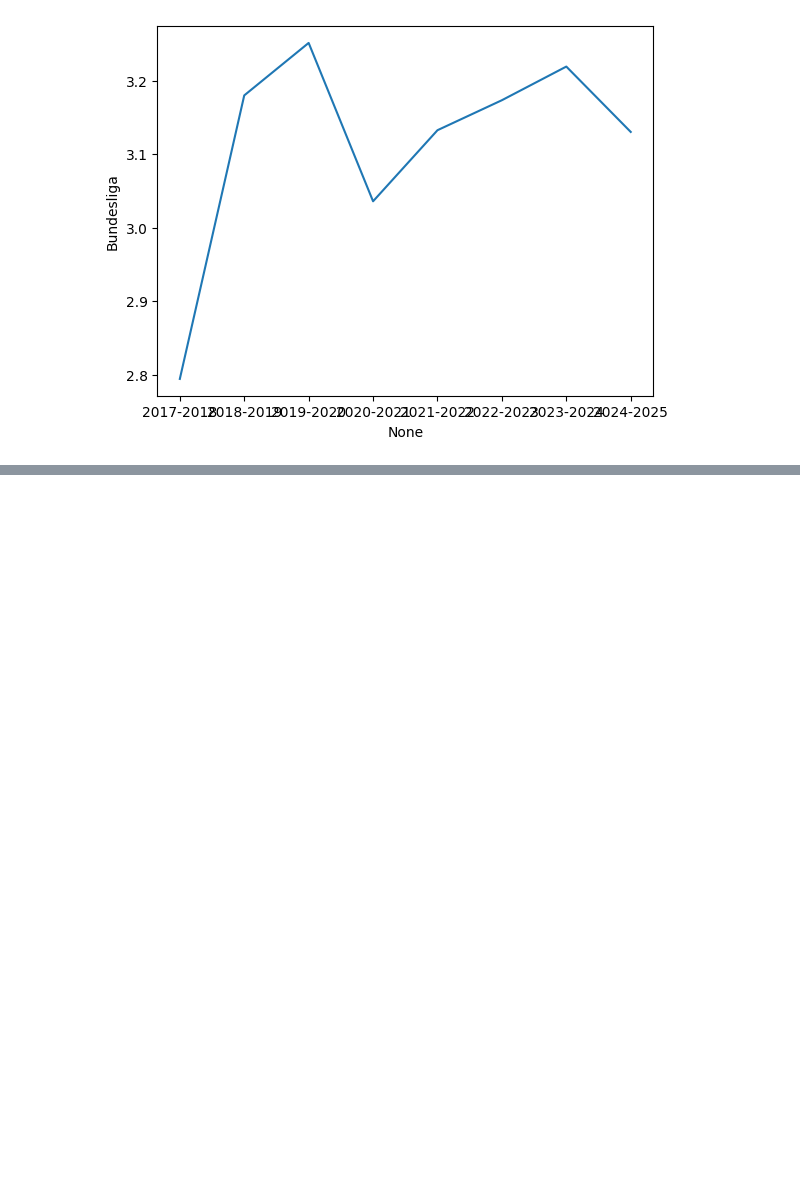
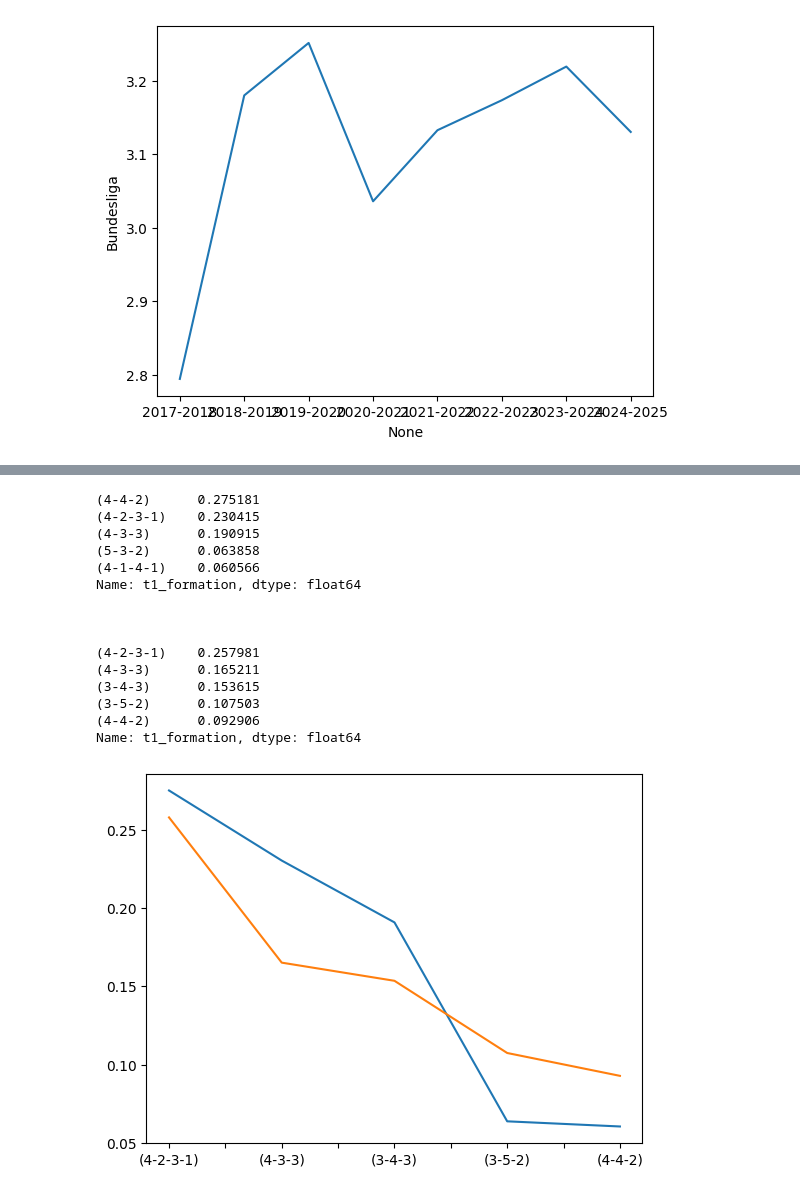
Before and after one commit to esenbora/sporg_proj_1, a Jupyter notebook: EDA.ipynb, the cells around one changed output, grey strips where cells are left out. Drawn from its saved outputs; the diff is of its cells as text; code cells hidden in the pictures; blank space fills up the shorter version.

Commit message:
updated data files

```diff
--- a/EDA.ipynb
+++ b/EDA.ipynb
@@ -206,0 +199,14 @@ gpg_df.reset_index()
+# %%
+# Load some data
+with open("data/league-fixture/big_fixture_data.json") as file:
+    data = json.load(file)
+# %%
+# Gather all La-Liga data for the last 6 seasons
+laliga_df = pd.DataFrame()
+for season in list(data.keys())[2:]:
+    v = pd.DataFrame.from_dict(data[season]["La-Liga"])
+    laliga_df = pd.concat([laliga_df, v])
+
+laliga_df.reset_index(drop=True, inplace=True)
+print(laliga_df.shape)
+laliga_df.head()
@@ -206,0 +222,14 @@ gpg_df.reset_index()
+# %%
+# Gather non La-Liga data to compare statistics.
+rest_df = pd.DataFrame()
+for season in list(data.keys())[2:]:
+    for league in data[season]:
+        if league != "La-Liga":
+            v = pd.DataFrame.from_dict(data[season][league])
+            v["league"] = league
+            rest_df = pd.concat([rest_df, v])
+        else:
+            pass
+
+print(rest_df.shape)
+rest_df.head()
@@ -206,0 +267,30 @@ gpg_df.reset_index()
+# %%
+# I will be comparing a lot of columns so let's create a function for it
+def compare_columns(df1, df2, column, normalize=True):
+    print(df1[column].value_counts(normalize=normalize)[:5])
+    print("\n\n")
+    print(df2[column].value_counts(normalize=normalize)[:5])
+
+    # Generate two differenct plots, axes, whatever they're called.
+    p1 = df1[column].value_counts(normalize=normalize)[:5].plot()
+    p2 = df2[column].value_counts(normalize=normalize)[:5].plot()
+    plt.show()
+# %%
+compare_columns(laliga_df, rest_df, "t1_formation")
+# %% [output]
+(4-4-2)      0.275181
+(4-2-3-1)    0.230415
+(4-3-3)      0.190915
+(5-3-2)      0.063858
+(4-1-4-1)    0.060566
+Name: t1_formation, dtype: float64
+
+
+
+(4-2-3-1)    0.257981
+(4-3-3)      0.165211
+(3-4-3)      0.153615
+(3-5-2)      0.107503
+(4-4-2)      0.092906
+Name: t1_formation, dtype: float64
+[figure, added]
```
Also changed, not shown: parts of 7 cells of this notebook, 5 other files.
